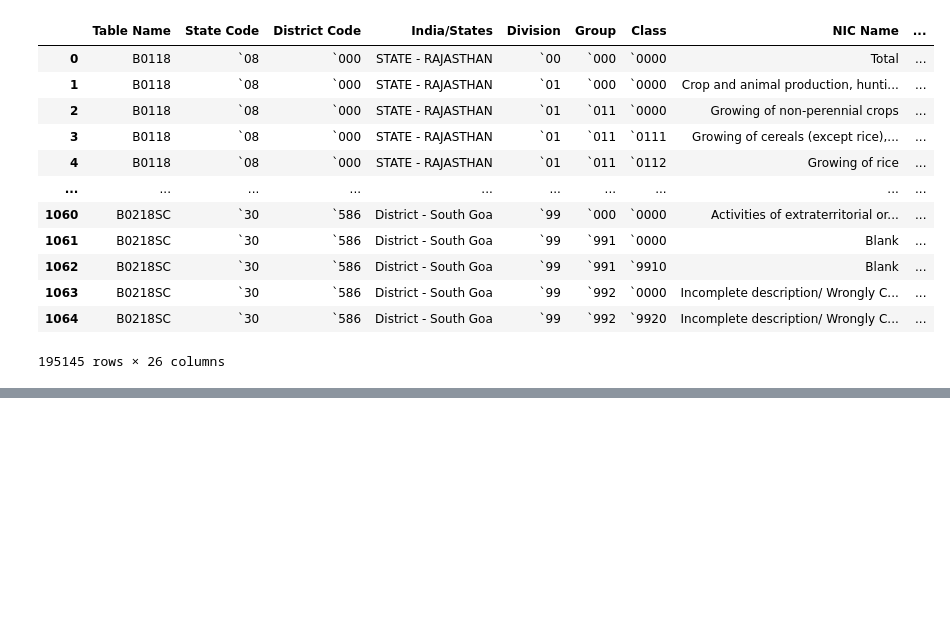
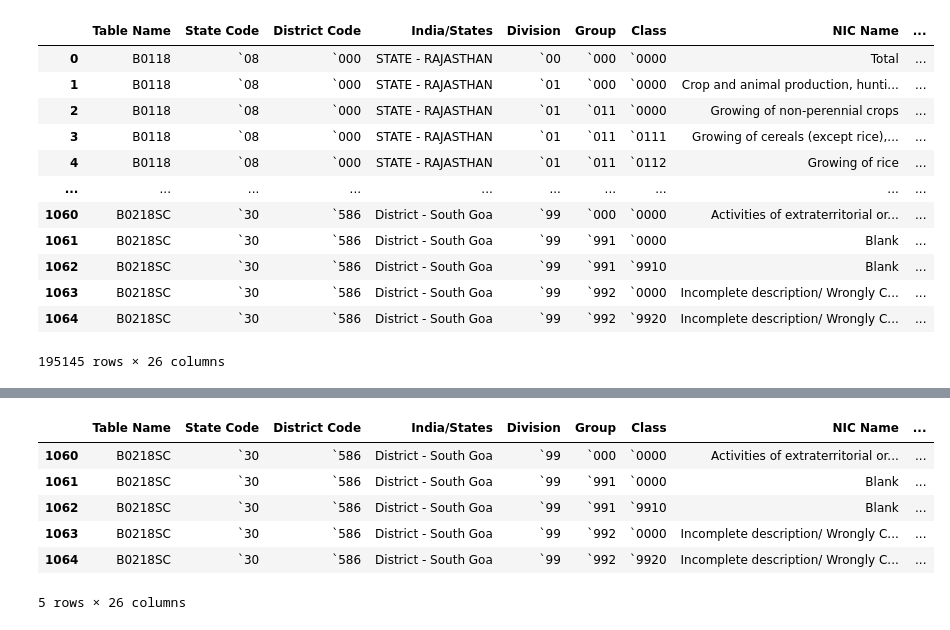
Before and after one commit to n3rdankit/Data-Science-and-Machine-Learning, a Jupyter notebook: Industrial_Human_Resource_Geo-Visualization.ipynb, the cells around one changed output, grey strips where cells are left out. Cells and saved outputs as stored; diff of their text form; code cells hidden in the pictures; blank space fills up the shorter version.

```diff
--- a/Industrial_Human_Resource_Geo-Visualization.ipynb
+++ b/Industrial_Human_Resource_Geo-Visualization.ipynb
@@ -66,0 +79,10 @@ FinalDf
+# %%
+FinalDf.tail()
+# %% [output]
+|  | Table Name | State Code | District Code | India/States | Division | Group | Class | NIC Name | ... |
+| 1060 | B0218SC | `30 | `586 | District - South Goa | `99 | `000 | `0000 | Activities of extraterritorial or... | ... |
+| 1061 | B0218SC | `30 | `586 | District - South Goa | `99 | `991 | `0000 | Blank | ... |
+| 1062 | B0218SC | `30 | `586 | District - South Goa | `99 | `991 | `9910 | Blank | ... |
+| 1063 | B0218SC | `30 | `586 | District - South Goa | `99 | `992 | `0000 | Incomplete description/ Wrongly C... | ... |
+| 1064 | B0218SC | `30 | `586 | District - South Goa | `99 | `992 | `9920 | Incomplete description/ Wrongly C... | ... |
+5 rows × 26 columns
```
Also changed, not shown: parts of 15 cells of this notebook.
